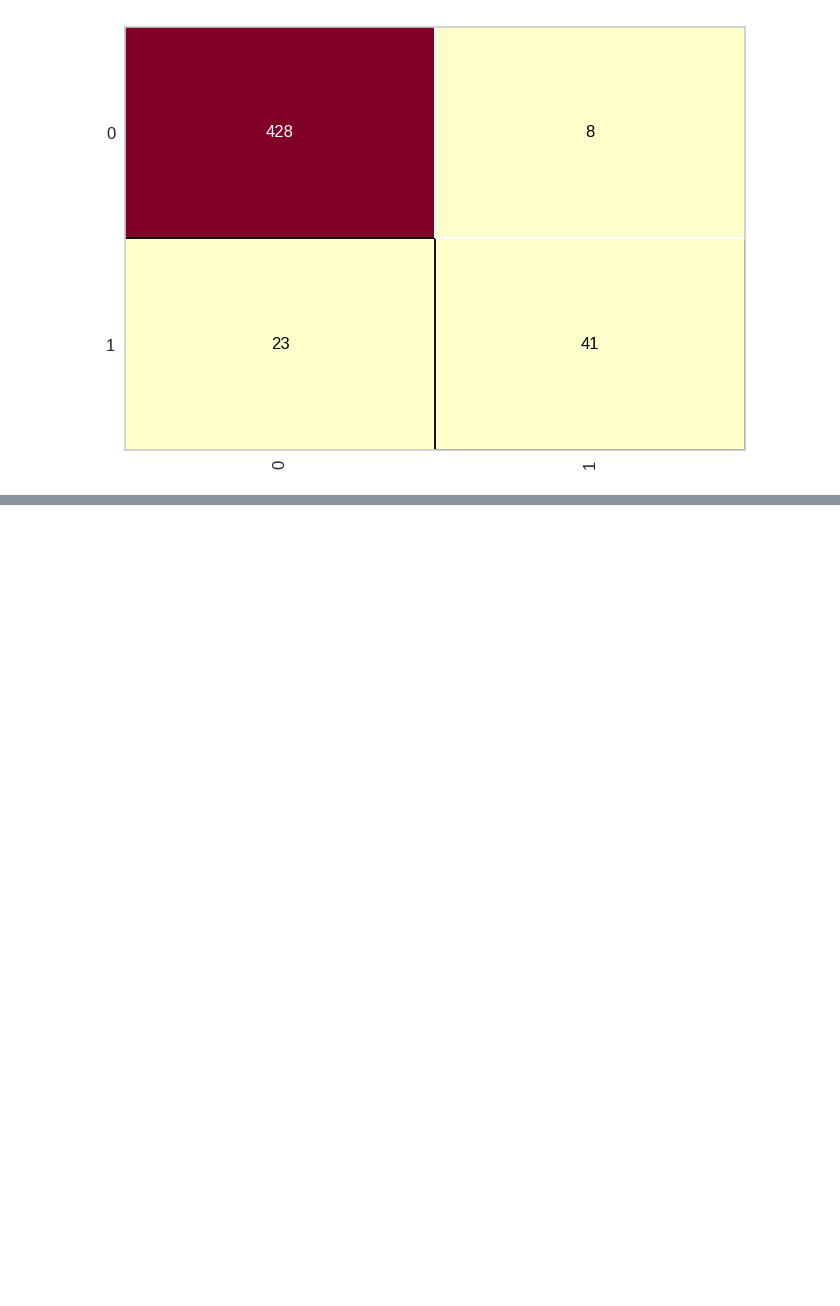
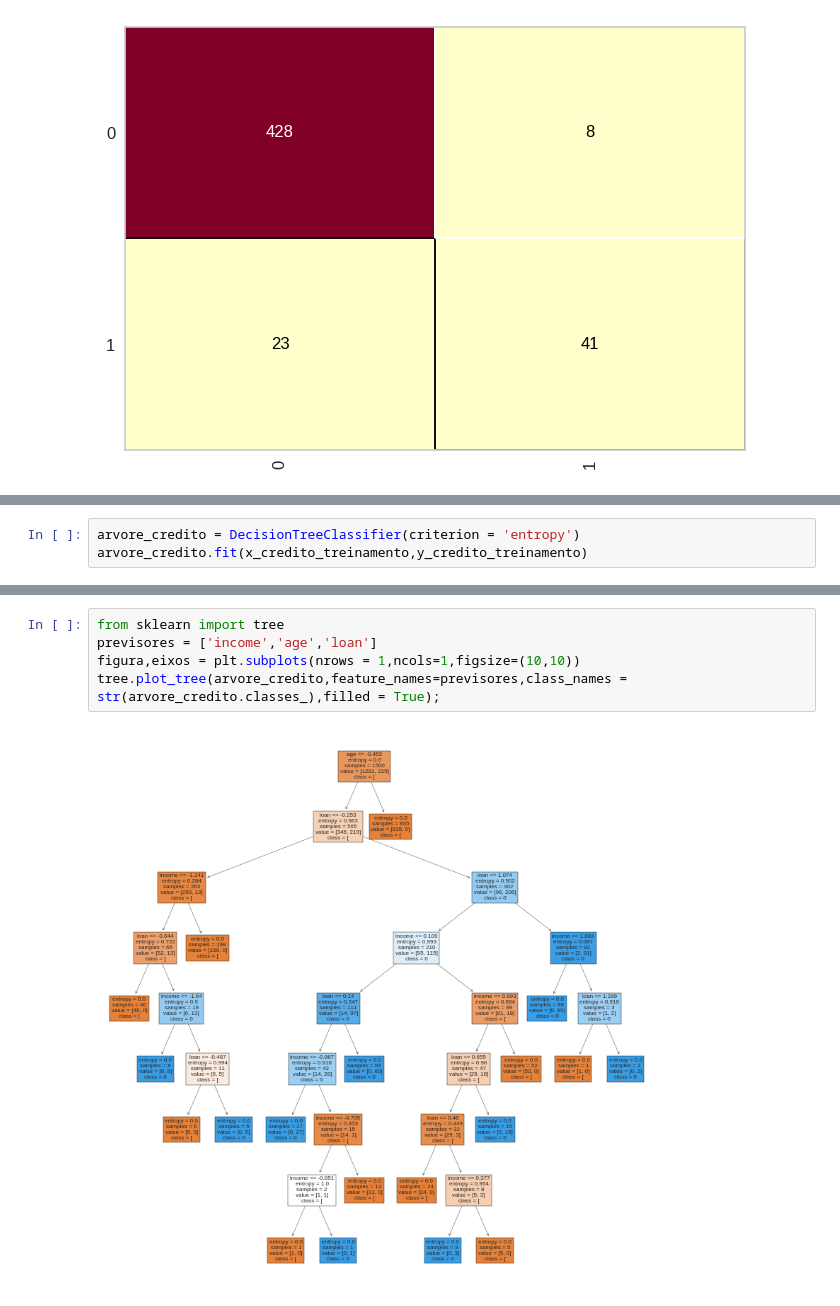
Before and after one commit to LaraAlexLopes/Analise-Credito, a Jupyter notebook: analiseCredito.ipynb, the cells around one changed output, grey strips where cells are left out. Drawn from its saved outputs; the diff is of its cells as text; blank space fills up the shorter version.

```diff
--- a/analiseCredito.ipynb
+++ b/analiseCredito.ipynb
@@ -273,0 +278,3 @@ cm.score(x_credito_teste,y_credito_teste)
+# %%
+arvore_credito = DecisionTreeClassifier(criterion = 'entropy')
+arvore_credito.fit(x_credito_treinamento,y_credito_treinamento)
@@ -273,0 +345,7 @@ cm.score(x_credito_teste,y_credito_teste)
+# %%
+from sklearn import tree
+previsores = ['income','age','loan']
+figura,eixos = plt.subplots(nrows = 1,ncols=1,figsize=(10,10))
+tree.plot_tree(arvore_credito,feature_names=previsores,class_names = str(arvore_credito.classes_),filled = True);
+# %% [output]
+[figure, added]
```
Also changed, not shown: parts of 9 cells of this notebook.
